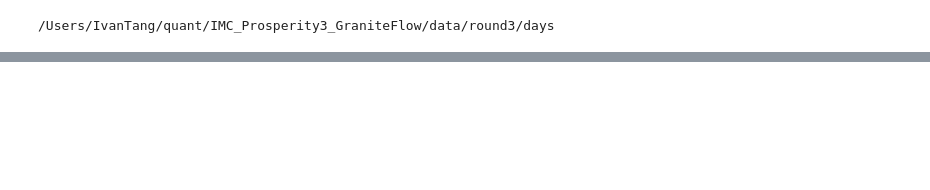
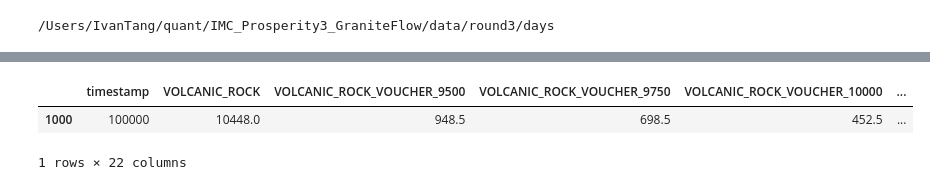
Before and after one commit to IMC-Prosperity-Granite-Flow/IMC_Prosperity3_GraniteFlow, a Jupyter notebook: src/analysis/round3/main.ipynb, the cells around one changed output, grey strips where cells are left out. Cells and saved outputs as stored; diff of their text form; code cells hidden in the pictures; blank space fills up the shorter version.

```diff
--- a/src/analysis/round3/main.ipynb
+++ b/src/analysis/round3/main.ipynb
@@ -41,0 +29,6 @@ plt.plot(df0['delta9500'] - df0['delta10500'])
+# %%
+slice
+# %% [output]
+|  | timestamp | VOLCANIC_ROCK | VOLCANIC_ROCK_VOUCHER_9500 | VOLCANIC_ROCK_VOUCHER_9750 | VOLCANIC_ROCK_VOUCHER_10000 | ... |
+| 1000 | 100000 | 10448.0 | 948.5 | 698.5 | 452.5 | ... |
+1 rows × 22 columns
```
Also changed, not shown: parts of 8 cells of this notebook, 4 other files.
